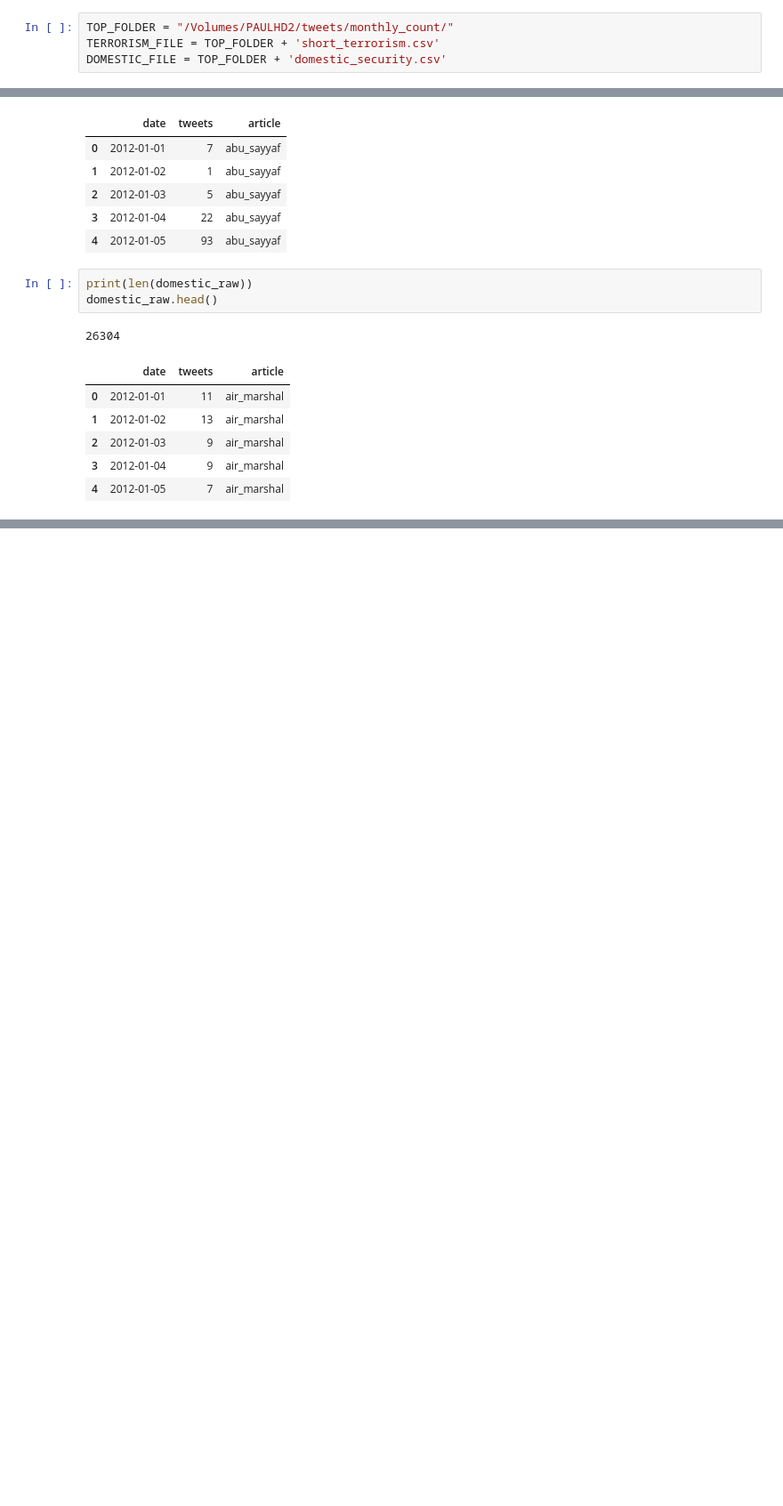
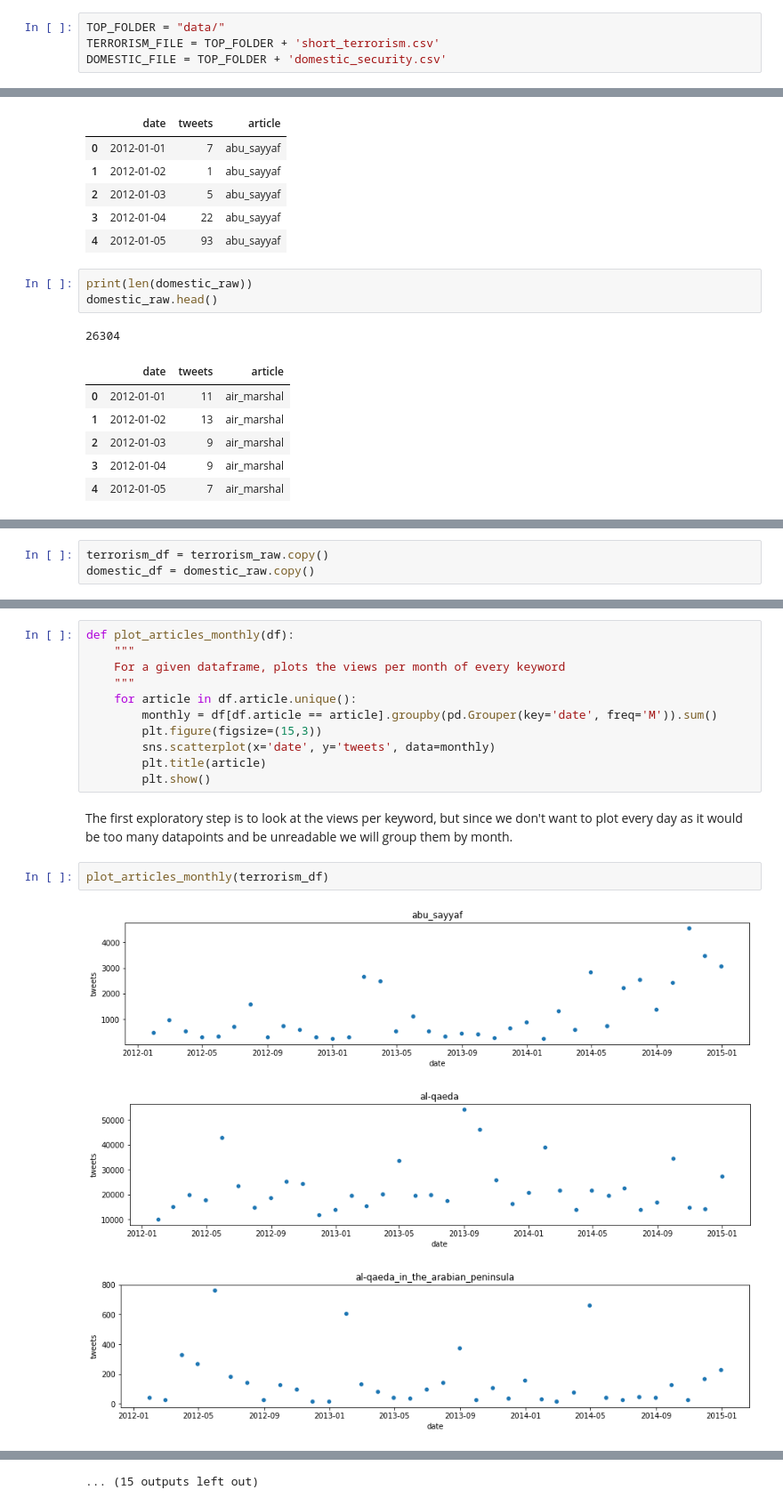
Before and after one commit to JulienVig/CS-401-Tweet-Analysis, a Jupyter notebook: tweet_analysis.ipynb, the cells around one changed output, grey strips where cells are left out. Shown at 89% size. Drawn from its saved outputs; the diff is of its cells as text; blank space fills up the shorter version.

Commit message:
Data analysis done

```diff
--- a/tweet_analysis.ipynb
+++ b/tweet_analysis.ipynb
@@ -8,4 +11,4 @@ from datetime import datetime
 # %%
-TOP_FOLDER = "/Volumes/PAULHD2/tweets/monthly_count/"
+TOP_FOLDER = "data/"
 TERRORISM_FILE = TOP_FOLDER + 'short_terrorism.csv'
 DOMESTIC_FILE = TOP_FOLDER + 'domestic_security.csv'
@@ -137,0 +93,3 @@ plt.scatter(x=monthly_count.date, y=monthly_count.tweets)
+# %%
+terrorism_df = terrorism_raw.copy()
+domestic_df = domestic_raw.copy()
@@ -137,0 +100,19 @@ plt.scatter(x=monthly_count.date, y=monthly_count.tweets)
+# %%
+def plot_articles_monthly(df):
+    """
+    For a given dataframe, plots the views per month of every keyword
+    """
+    for article in df.article.unique():
+        monthly = df[df.article == article].groupby(pd.Grouper(key='date', freq='M')).sum()
+        plt.figure(figsize=(15,3))
+        sns.scatterplot(x='date', y='tweets', data=monthly)
+        plt.title(article)
+        plt.show()
+# %% [markdown]
+The first exploratory step is to look at the views per keyword, but since we don't want to plot every day as it would be too many datapoints and be unreadable we will group them by month.
+# %%
+plot_articles_monthly(terrorism_df)
+# %% [output]
+[figure, added]
+[figure, added]
+[figure, added]
@@ -137,0 +128 @@ plt.scatter(x=monthly_count.date, y=monthly_count.tweets)
+... (15 outputs left out)
```
Also changed, not shown: parts of 47 cells of this notebook.
